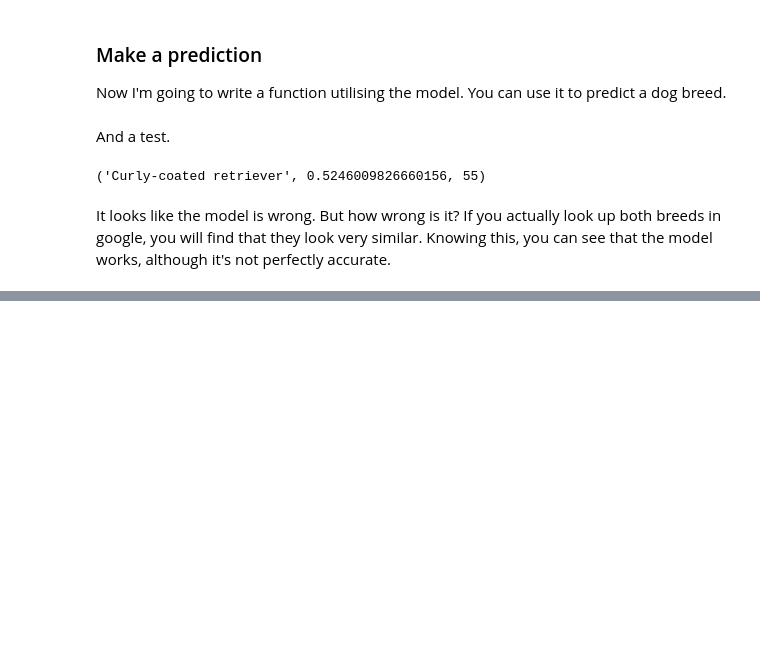
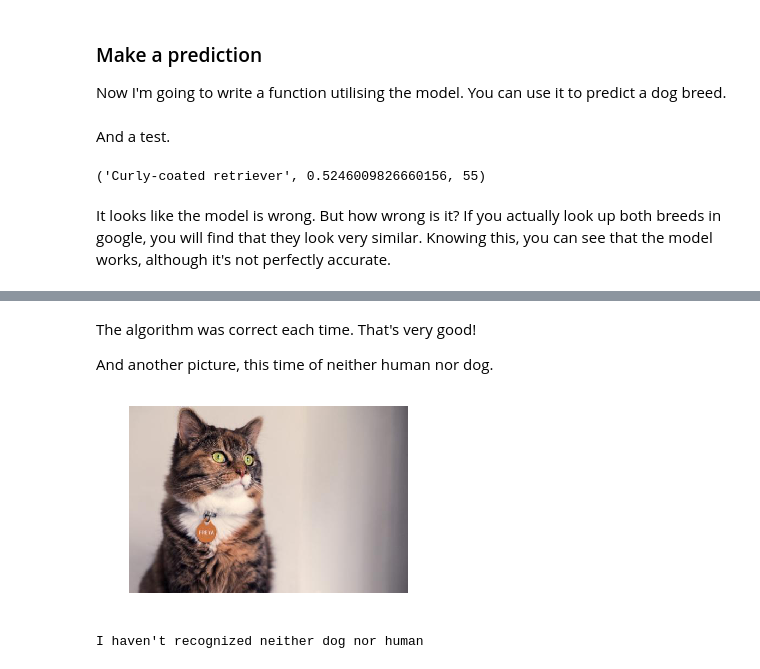
Before and after one commit to vicksam/dog-breeds, a Jupyter notebook: dog_breeds.ipynb, the cells around one changed output, grey strips where cells are left out. Cells and saved outputs as stored; diff of their text form; code cells hidden in the pictures; blank space fills up the shorter version.

```diff
--- a/dog_breeds.ipynb
+++ b/dog_breeds.ipynb
@@ -726,0 +871,11 @@ It looks like the model is wrong. But how wrong is it? If you actually look up b
+# %% [markdown]
+The algorithm was correct each time. That's very good!
+
+And another picture, this time of neither human nor dog.
+# %%
+cat_img_path = 'images/Cat.jpg'
+
+run_app(cat_img_path)
+# %% [output]
+[figure, added]
+I haven't recognized neither dog nor human
```
Also changed, not shown: parts of 11 cells of this notebook, 3 other files.
